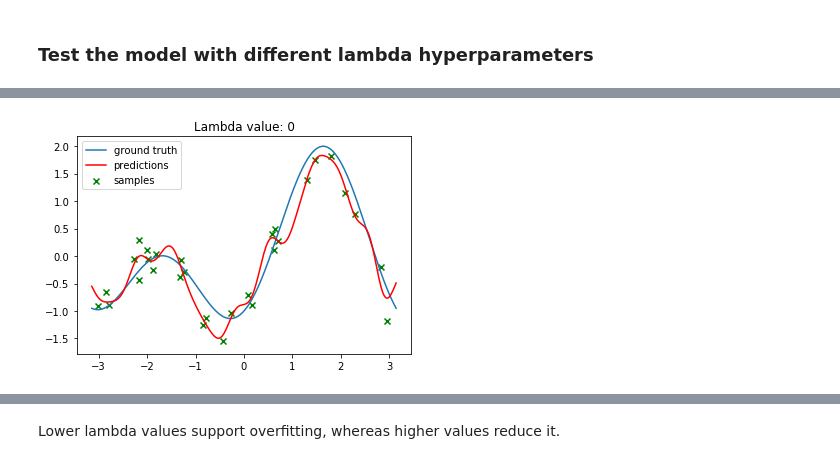
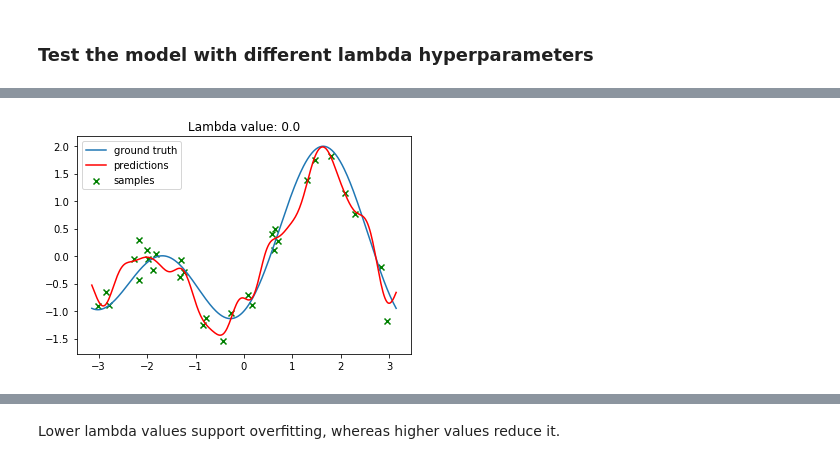
Before and after one commit to adeaeede/deep_learning, a Jupyter notebook: Assignment 1 - Ridge Regression/Assignment 1 - Kernel Ridge Regression.ipynb, the cells around one changed output, grey strips where cells are left out. Cells and saved outputs as stored; diff of their text form; code cells hidden in the pictures.

Commit message:
Modified  L2 regularization

```diff
--- a/Assignment 1 - Ridge Regression/Assignment 1 - Kernel Ridge Regression.ipynb
+++ b/Assignment 1 - Ridge Regression/Assignment 1 - Kernel Ridge Regression.ipynb
@@ -188,11 +181,13 @@ class KernelRidgeRegressionL2:
         embedded_input = self.rbf_expansion(data, -3, 3, rbf)
         with tf.variable_scope("kernel_l2", reuse=tf.AUTO_REUSE):
             weight = tf.get_variable(name="weights", shape=(1, rbf), dtype=tf.float32,
-                                     initializer=tf.contrib.slim.xavier_initializer(), validate_shape=False)
+                                     initializer=tf.contrib.slim.xavier_initializer(),
+                                     regularizer=tf.contrib.layers.l2_regularizer(_lambda))
             bias = tf.get_variable(name="bias", shape=(1, 1), dtype=tf.float32,
                                    initializer=tf.initializers.zeros())
         self.model_output = tf.tensordot(embedded_input, tf.transpose(weight), axes=1) + bias
-        self.l2_loss = tf.losses.mean_squared_error(target, self.model_output) + _lambda * tf.nn.l2_loss(weight)
+        reg_loss = tf.math.reduce_sum(tf.get_collection(tf.GraphKeys.REGULARIZATION_LOSSES))
+        self.l2_loss = tf.losses.mean_squared_error(target, self.model_output) + reg_loss
         optimizer = tf.train.GradientDescentOptimizer(learning_rate=1e-3)
         self.optimization_step = optimizer.minimize(self.l2_loss)
 
@@ -254,7 +249,7 @@ def run(n_iteration_steps, n_basis_functions, _lambda):
 # %%
 _n_basis_functions = 80
 n_iteration_steps = 20000
-_lambda = 0
+_lambda = .0
 
 run(n_iteration_steps, _n_basis_functions, _lambda)
 # %% [output]
@@ -271,4 +267,4 @@ iteration: 18000, loss: 0.033342961221933365
-[figure, old version]
+[figure, new version]
 # %%
 _n_basis_functions = 80
 n_iteration_steps = 20000
```
Also changed, not shown: parts of 8 cells of this notebook, 1 other file.
